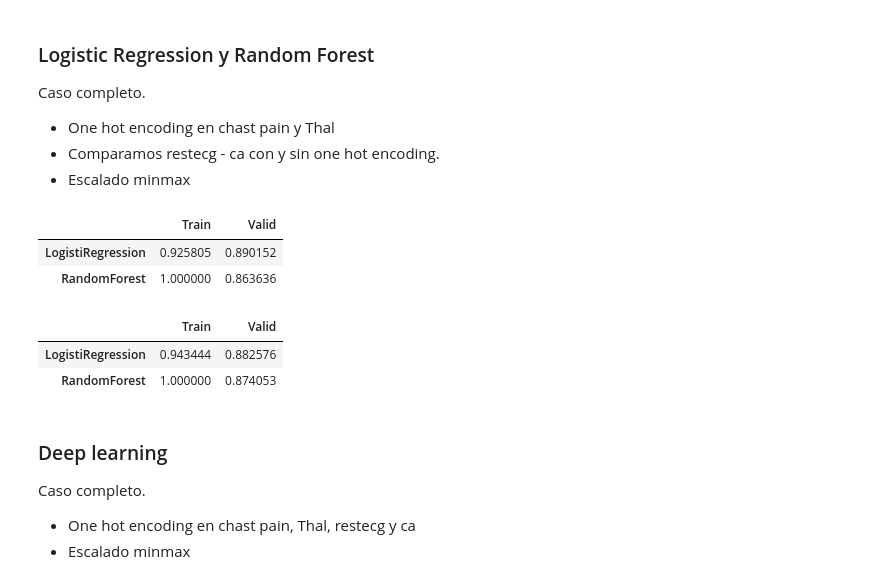
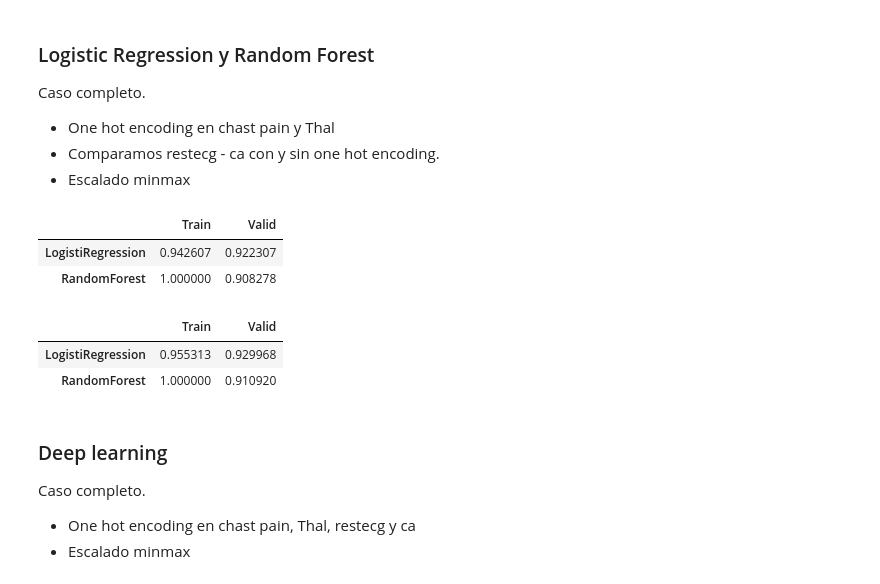
Before and after one commit to maxit1992/CEIA_AMQ1, a Jupyter notebook: Clase5/EjercicioClase5.ipynb, the cells around one changed output. Saved outputs shown, nothing was run; the diff lists cells and outputs as text; code cells hidden in the pictures.

Commit message:
KFolds

```diff
--- a/Clase5/EjercicioClase5.ipynb
+++ b/Clase5/EjercicioClase5.ipynb
@@ -193,12 +193,9 @@ Particionaremos el dataset en entrenamiento y validación. También dejaremos un
 x = df_heart.drop('target',axis=1)
 y = df_heart['target']
 # %%
-x_train, x_test, y_train, y_test = train_test_split( x, y, test_size=0.15, random_state=5)
-x_train, x_valid, y_train, y_valid = train_test_split( x_train, y_train, test_size=0.176, random_state=5)
+x_train, x_test, y_train, y_test = train_test_split( x, y, test_size=0.2, shuffle=True)
 print(x_train.shape)
 print(y_train.shape)
-print(x_valid.shape)
-print(y_valid.shape)
 print(x_test.shape)
 print(y_test.shape)
 # %% [output]
@@ -272,7 +295,7 @@ class RandomModel(object):
     def fit(self, X, y):
         return None
 
-    def predict(self, X):
+    def predict_proba(self, X):
         return np.random.randint(0,1, size=X.shape[0])
 # %%
 numeric_features = ['age','sex', 'trestbps','chol','fbs',\
@@ -281,7 +304,7 @@ numeric_features = ['age','sex', 'trestbps','chol','fbs',\
 categorical_features = ['restecg', 'ca', 'cp', 'thal']
 
 categorical_transformer1 = Pipeline(steps=[
-    ('encoder', OneHotEncoder())])
+    ('encoder', OneHotEncoder(handle_unknown='ignore'))])
 
 numeric_transformer1 = Pipeline(steps=[
     ('scaler', MinMaxScaler())])
@@ -306,14 +329,11 @@ results = {}
 m = models[0]
 model_name = m[0]
 results[model_name] = {}
-model = clone(m[1])
 
-model.fit(x_train, y_train)
-pred_train = model.predict(x_train)
-pred_valid = model.predict(x_valid)
+train_auc, valid_auc = EvaluateKFolds(m, x_train, y_train, 5)
 
-results[model_name]["Train"] = roc_auc_score(y_train, pred_train)
-results[model_name]["Valid"] =non_red_score_valid = roc_auc_score(y_valid, pred_valid)
+results[model_name]["Train"] = train_auc
+results[model_name]["Valid"] = valid_auc
 
 df_results = pd.DataFrame(results).T
 df_results
@@ -334,48 +354,45 @@ numeric_features = ['age','sex', 'trestbps','chol','fbs', 'restecg',\
 categorical_features = ['cp', 'thal']
 
 categorical_transformer1 = Pipeline(steps=[
-    ('encoder', OneHotEncoder())])
+    ('encoder', OneHotEncoder(handle_unknown='ignore'))])
 
 numeric_transformer1 = Pipeline(steps=[
     ('scaler', MinMaxScaler())])
 
 preprocessor1 = ColumnTransformer(
     transformers=[
         ('num', numeric_transformer1, numeric_features),
         ('cat', categorical_transformer1, categorical_features)
     ])
 
 model1 = Pipeline(steps=[('preprocessor', preprocessor1),
                        ('classifier', LogisticRegression(max_iter=1000,random_state=5))])
 
 model2 = Pipeline(steps=[('preprocessor', preprocessor1),
                        ('classifier', RandomForestClassifier(n_estimators=200, random_state=5))])
 
 
 models = [
     ("LogistiRegression",model1),
     ("RandomForest", model2),
 ]
 
 results = {}
 for m in models:
     model_name = m[0]
     results[model_name] = {}
-    model = clone(m[1])
 
-    model.fit(x_train, y_train)
-    pred_train = model.predict_proba(x_train)
-    pred_valid = model.predict_proba(x_valid)
+    train_auc, valid_auc = EvaluateKFolds(m, x_train, y_train, 5)
 
-    results[model_name]["Train"] = roc_auc_score(y_train, pred_train[:,1])
-    results[model_name]["Valid"] =non_red_score_valid = roc_auc_score(y_valid, pred_valid[:,1])
+    results[model_name]["Train"] = train_auc
+    results[model_name]["Valid"] = valid_auc
 
 df_results = pd.DataFrame(results).T
 df_results
 # %% [output]
 |  | Train | Valid |
-| LogistiRegression | 0.925805 | 0.890152 |
-| RandomForest | 1.000000 | 0.863636 |
+| LogistiRegression | 0.942607 | 0.922307 |
+| RandomForest | 1.000000 | 0.908278 |
 # %%
 numeric_features = ['age','sex', 'trestbps','chol','fbs',\
                     'thalach', 'exang', 'oldpeak', 'slope']
@@ -383,7 +400,7 @@ numeric_features = ['age','sex', 'trestbps','chol','fbs',\
 categorical_features = ['restecg', 'ca', 'cp', 'thal']
 
 categorical_transformer1 = Pipeline(steps=[
-    ('encoder', OneHotEncoder())])
+    ('encoder', OneHotEncoder(handle_unknown='ignore'))])
 
 numeric_transformer1 = Pipeline(steps=[
     ('scaler', MinMaxScaler())])
@@ -410,21 +427,18 @@ results = {}
 for m in models:
     model_name = m[0]
     results[model_name] = {}
-    model = clone(m[1])
 
-    model.fit(x_train, y_train)
-    pred_train = model.predict_proba(x_train)
-    pred_valid = model.predict_proba(x_valid)
+    train_auc, valid_auc = EvaluateKFolds(m, x_train, y_train, 5)
 
-    results[model_name]["Train"] = roc_auc_score(y_train, pred_train[:,1])
-    results[model_name]["Valid"] =non_red_score_valid = roc_auc_score(y_valid, pred_valid[:,1])
+    results[model_name]["Train"] = train_auc
+    results[model_name]["Valid"] = valid_auc
 
 df_results = pd.DataFrame(results).T
 df_results
 # %% [output]
 |  | Train | Valid |
-| LogistiRegression | 0.943444 | 0.882576 |
-| RandomForest | 1.000000 | 0.874053 |
+| LogistiRegression | 0.955313 | 0.929968 |
+| RandomForest | 1.000000 | 0.910920 |
 # %% [markdown]
 ### Deep learning
 
```
Also changed, not shown: parts of 8 cells of this notebook.
